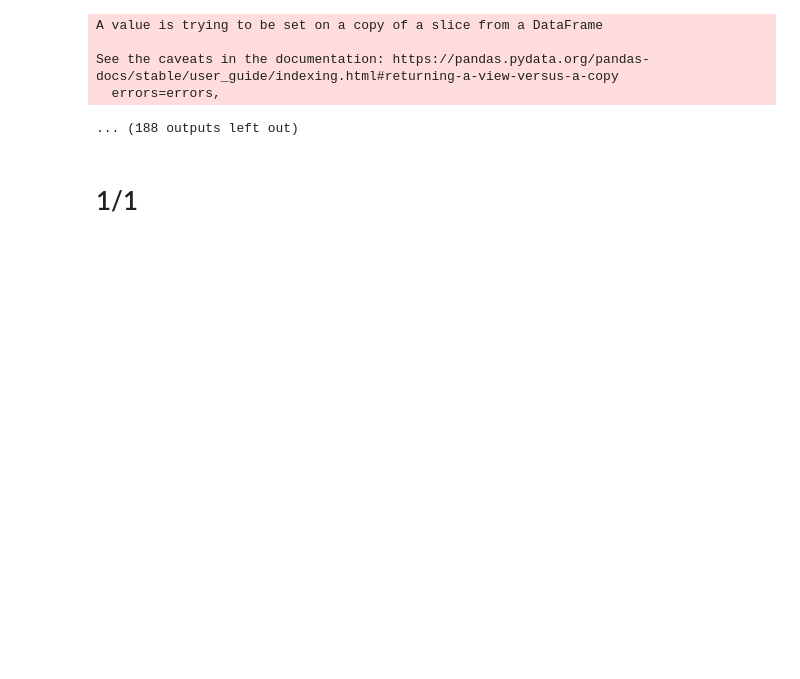
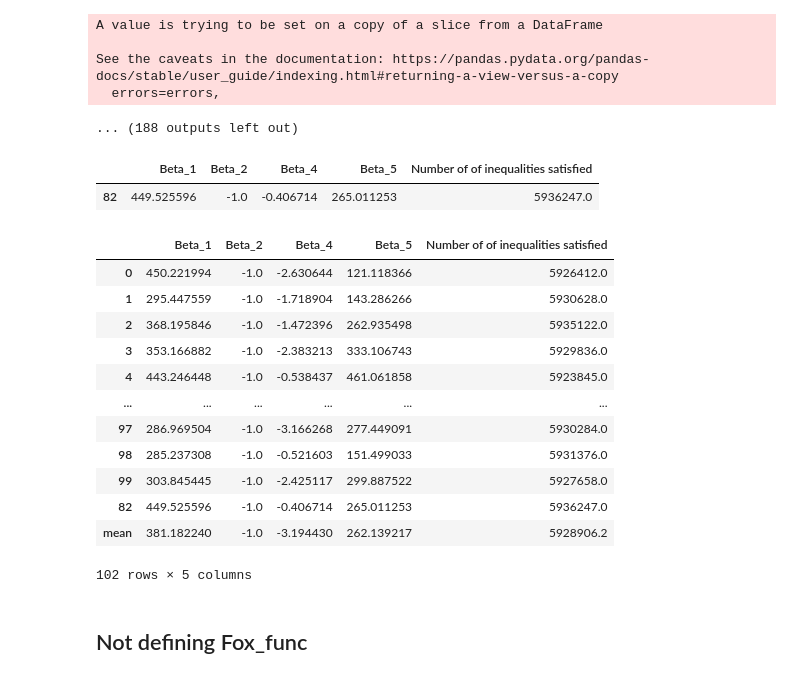
Before and after one commit to cxh1996108/DailyScripts, a Jupyter notebook: exchange_pairs.ipynb, the cells around one changed output. Saved outputs shown, nothing was run; the diff lists cells and outputs as text; code cells hidden in the pictures; blank space fills up the shorter version.

```diff
--- a/exchange_pairs.ipynb
+++ b/exchange_pairs.ipynb
@@ -616,14 +496,14 @@ def Fox_func(num, ratio):
     df_matched.drop(["match"], axis = 1, inplace = True)
     df_unmatched.drop(["match"], axis = 1, inplace = True)
     df_matched = df_matched[df_matched["USPS_ZIP_PREF_STATE"] == "NY"]
-    df_matched = df_matched[df_matched["yearapproved"] == 2021].iloc[:,: 7]
+    df_matched = df_matched[df_matched["yearapproved"] == 2020].iloc[:,: 7]
     df_unmatched = df_unmatched[df_unmatched["USPS_ZIP_PREF_STATE"] == "NY"]
-    df_unmatched = df_unmatched[df_unmatched["yearapproved"] == 2021].iloc[:,: 7]
+    df_unmatched = df_unmatched[df_unmatched["yearapproved"] == 2020].iloc[:,: 7]
 
     df_keep = Exchange_pairs(df_matched, df_unmatched)
 
-    df_keep.drop(["value1"], axis = 1, inplace = True)
     df_keep.drop(["value3"], axis = 1, inplace = True)
+    # df_keep.drop(["value4"], axis = 1, inplace = True)
 
     # df_keep.drop(["value2"], axis = 1)
     # df_keep.drop(["value3"], axis = 1)
@@ -632,7 +512,8 @@ def Fox_func(num, ratio):
         return -sum(df.dot(beta) >=0 )
     t1 = time.time()
     # bounds = [(1, 1.0000000001), (-100, 100), (-100, 100), (-100, 100)]
-    bounds = [(-1.000000001, -1), (-500, 500), (-500, 500)]
+    # bounds = [(-1.000000001, -1), (-500, 500), (-500, 500)]
+    bounds = [(-500, 500), (-1.000000001, -1), (-500, 500), (-500, 500)]
     # bounds = [(-500, 500), (-500, 500), (-500, 500)]
     result = differential_evolution(objectfunc, bounds)
     # print(result)
@@ -651,7 +532,7 @@ for i in range(0, 100):
     print(i)
     result = Fox_func(100, 0.1)
     df_result = df_result.append([list(result)], ignore_index = True)
-df_result.columns = ["Beta_2", "Beta_4", "Beta_5", "Number of of inequalities satisfied"]
+df_result.columns = ["Beta_1", "Beta_2", "Beta_4", "Beta_5", "Number of of inequalities satisfied"]
 # %% [output]
 0
 A value is trying to be set on a copy of a slice from a DataFrame
@@ -684,3 +565,30 @@ A value is trying to be set on a copy of a slice from a DataFrame
 See the caveats in the documentation: https://pandas.pydata.org/pandas-docs/stable/user_guide/indexing.html#returning-a-view-versus-a-copy
   errors=errors,
 ... (188 outputs left out)
+# %%
+# Don't use argmax or idxmax since if the maximum is achieved in multiple locations, only the first is returned.
+num_max = df_result["Number of of inequalities satisfied"].max()
+df_result[df_result["Number of of inequalities satisfied"] == num_max]
+# %% [output]
+|  | Beta_1 | Beta_2 | Beta_4 | Beta_5 | Number of of inequalities satisfied |
+| 82 | 449.525596 | -1.0 | -0.406714 | 265.011253 | 5936247.0 |
+# %%
+df_test = df_result
+df_test = df_test.append(df_result[df_result["Number of of inequalities satisfied"] == num_max])
+df_test = df_test.append(df_result.mean(axis = 0).rename("mean"))
+# %%
+df_test
+# %% [output]
+|  | Beta_1 | Beta_2 | Beta_4 | Beta_5 | Number of of inequalities satisfied |
+| 0 | 450.221994 | -1.0 | -2.630644 | 121.118366 | 5926412.0 |
+| 1 | 295.447559 | -1.0 | -1.718904 | 143.286266 | 5930628.0 |
+| 2 | 368.195846 | -1.0 | -1.472396 | 262.935498 | 5935122.0 |
+| 3 | 353.166882 | -1.0 | -2.383213 | 333.106743 | 5929836.0 |
+| 4 | 443.246448 | -1.0 | -0.538437 | 461.061858 | 5923845.0 |
+| ... | ... | ... | ... | ... | ... |
+| 97 | 286.969504 | -1.0 | -3.166268 | 277.449091 | 5930284.0 |
+| 98 | 285.237308 | -1.0 | -0.521603 | 151.499033 | 5931376.0 |
+| 99 | 303.845445 | -1.0 | -2.425117 | 299.887522 | 5927658.0 |
+| 82 | 449.525596 | -1.0 | -0.406714 | 265.011253 | 5936247.0 |
+| mean | 381.182240 | -1.0 | -3.194430 | 262.139217 | 5928906.2 |
+102 rows × 5 columns
@@ -686,0 +597,2 @@ See the caveats in the documentation: https://pandas.pydata.org/pandas-docs/stab
+# %% [markdown]
+## Not defining Fox_func
@@ -687,4 +637,2 @@ See the caveats in the documentation: https://pandas.pydata.org/pandas-docs/stab
 # %%
 df_result.to_csv("NY2021;Beta_2=-1;ExcludeVar1Var3;1230.csv")
-# %% [markdown]
-# 1/1
```
Also changed, not shown: parts of 48 cells of this notebook.
